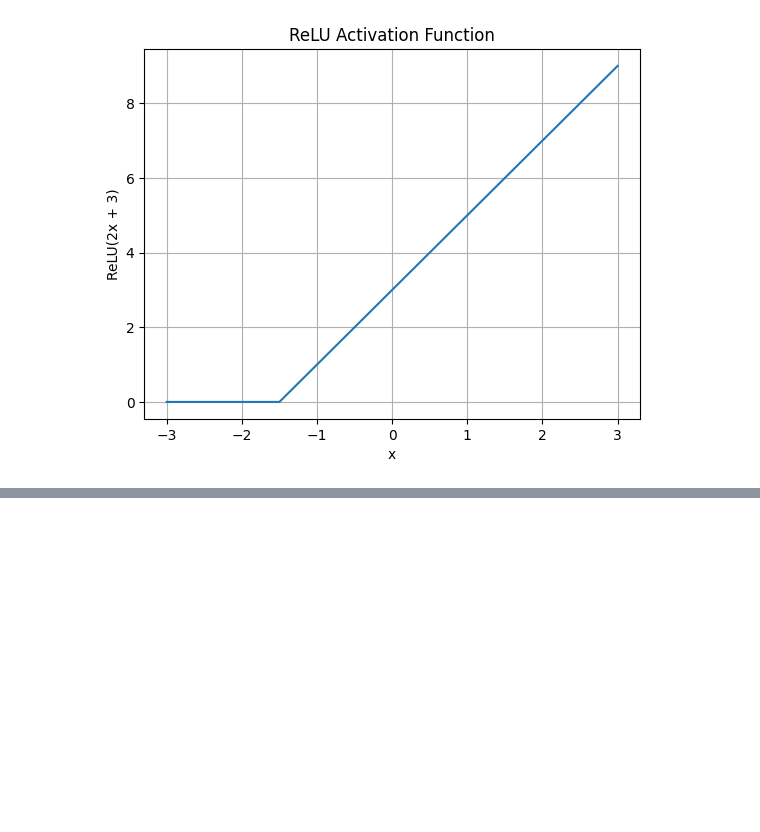
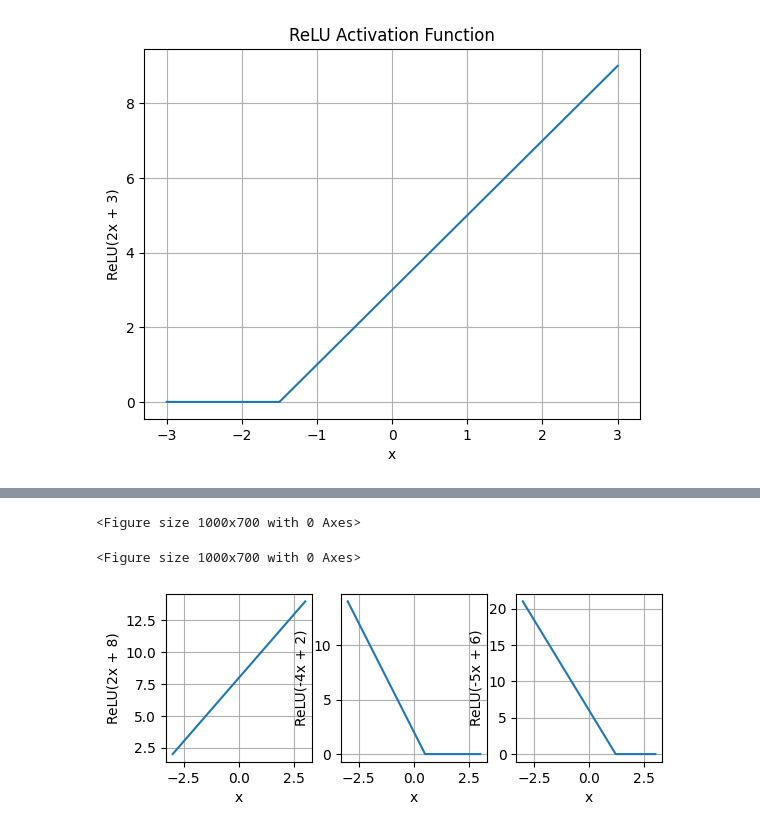
Before and after one commit to hosseinalibeiki/Deep-learning, a Jupyter notebook: relue.ipynb, the cells around one changed output, grey strips where cells are left out. Saved outputs shown, nothing was run; the diff lists cells and outputs as text; code cells hidden in the pictures; blank space fills up the shorter version.

```diff
--- a/relue.ipynb
+++ b/relue.ipynb
@@ -27,0 +28,14 @@ def relu(z):
+# %%
+def plot_relu(x, z, ylabel, subplot_position):
+    plt.subplot(2, 3, subplot_position)
+    plt.plot(x, relu(z))
+    plt.xlabel('x')
+    plt.ylabel(ylabel)
+    plt.grid(True)
+# %%
+x = tf.linspace(-3,3,1000)
+# %%
+# Define three hidden layers
+z1 = 2*x+8
+z2 = -4*x+2
+z3 = -5*x+6
@@ -27,0 +73,11 @@ def relu(z):
+# %%
+plt.figure(figsize=(10, 7))
+# %% [output]
+<Figure size 1000x700 with 0 Axes>
+<Figure size 1000x700 with 0 Axes>
+# %%
+plot_relu(x, z1, r'ReLU(2x + 8)', 1)
+plot_relu(x, z2, r'ReLU(-4x + 2)', 2)
+plot_relu(x, z3, r'ReLU(-5x + 6)', 3)
+# %% [output]
+[figure, added]
```
Also changed, not shown: parts of 9 cells of this notebook.
